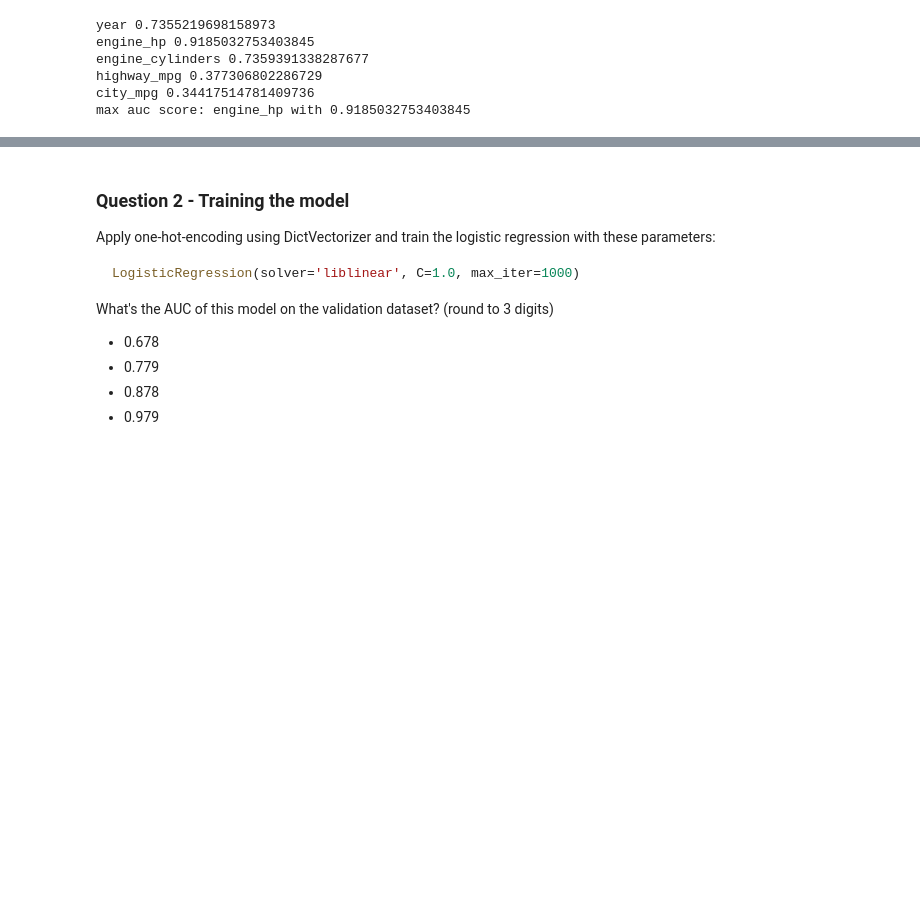
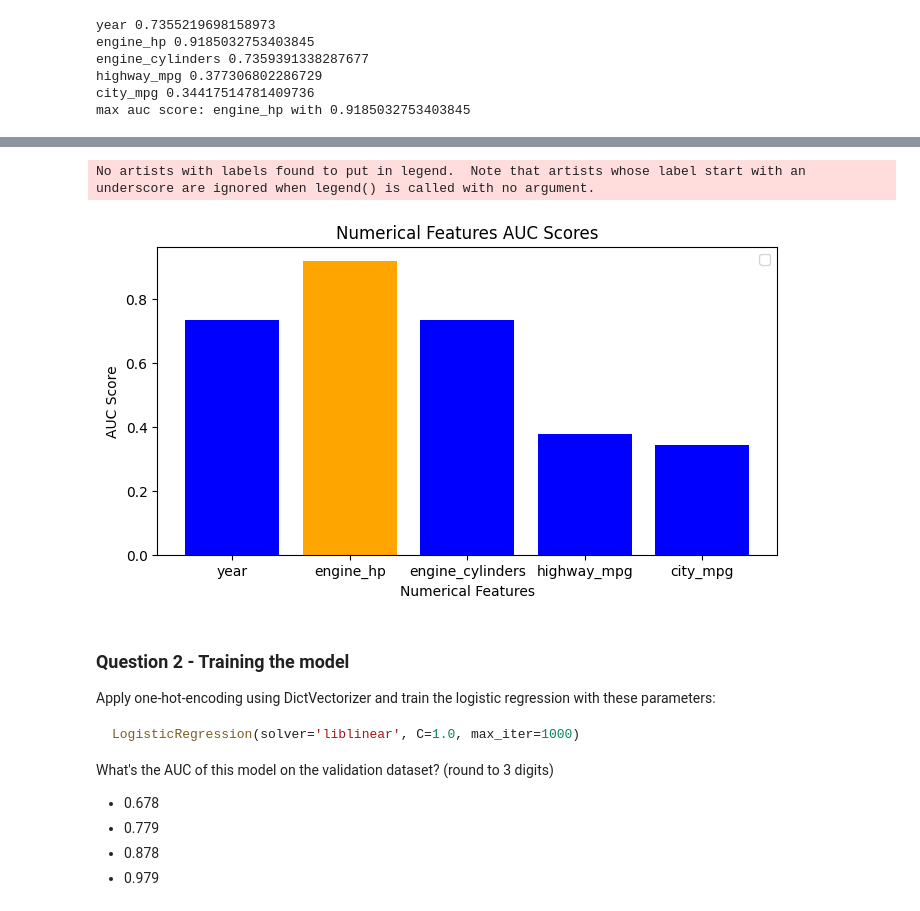
Before and after one commit to ozkary/machine-learning-engineering, a Jupyter notebook: 04-evaluation/homework.ipynb, the cells around one changed output, grey strips where cells are left out. Drawn from its saved outputs; the diff is of its cells as text; code cells hidden in the pictures; blank space fills up the shorter version.

```diff
--- a/04-evaluation/homework.ipynb
+++ b/04-evaluation/homework.ipynb
@@ -173,3 +179,16 @@ max auc score: engine_hp with 0.9185032753403845
+# %%
+# plot the auc scores for each numerical feature make the highest auc score red and add a label to each bar
+plt.figure(figsize=(8, 4))
+plt.bar(auc_scores.keys(), auc_scores.values(), color=['orange' if auc == max_auc else 'blue' for auc in auc_scores.values()])
+plt.xlabel('Numerical Features')
+plt.ylabel('AUC Score')
+plt.title('Numerical Features AUC Scores')
+# plt.xticks(rotation=90)
+plt.legend()
+plt.show()
+# %% [output]
+No artists with labels found to put in legend.  Note that artists whose label start with an underscore are ignored when legend() is called with no argument.
+[figure, added]
 # %% [markdown]
 ### Question 2 - Training the model
 
```
Also changed, not shown: parts of 14 cells of this notebook.
